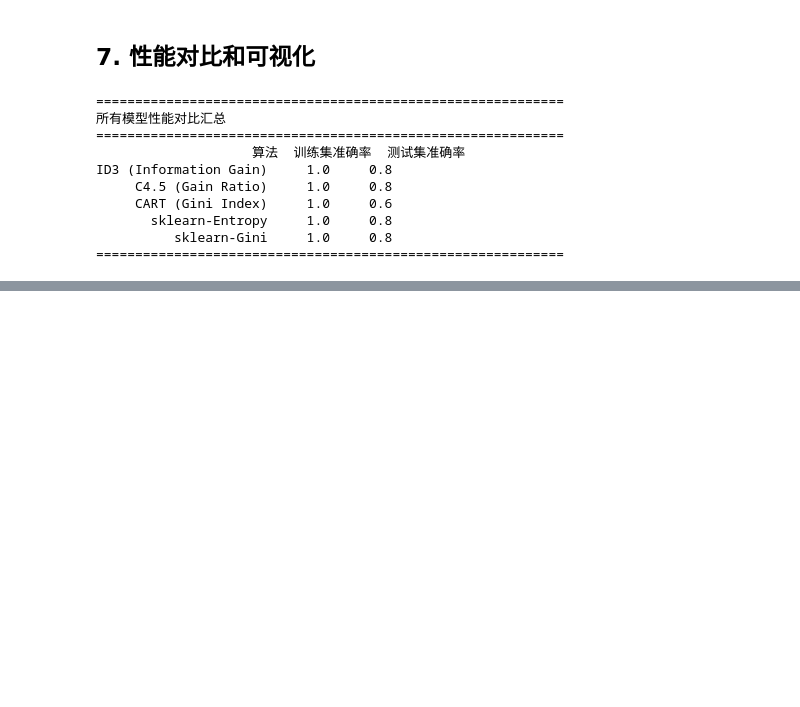
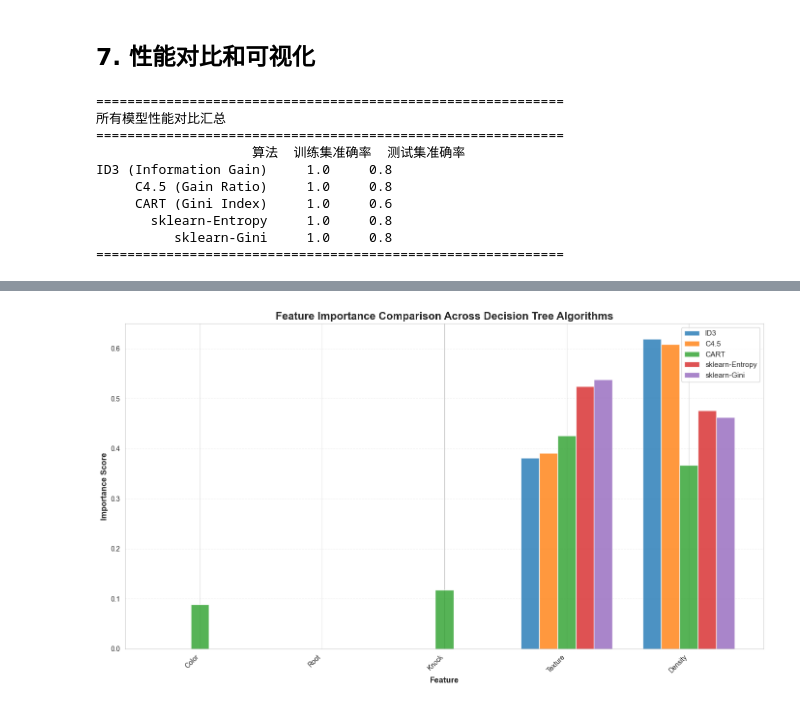
Before and after one commit to sjq0098/Machine_Learning, a Jupyter notebook: lab6/decision_tree.ipynb, the cells around one changed output, grey strips where cells are left out. Drawn from its saved outputs; the diff is of its cells as text; code cells hidden in the pictures; blank space fills up the shorter version.

```diff
--- a/lab6/decision_tree.ipynb
+++ b/lab6/decision_tree.ipynb
@@ -603,0 +586,16 @@ ID3 (Information Gain)    0.2
+# %%
+# 创建特征重要性对比DataFrame
+all_features = list(X_train.columns)
+importance_df = pd.DataFrame({
+    '特征': all_features,
+    'ID3': [id3_importance.get(f, 0) for f in all_features],
+    'C4.5': [c45_importance.get(f, 0) for f in all_features],
+    'CART': [cart_importance.get(f, 0) for f in all_features],
+    'sklearn-Entropy': [sklearn_entropy_importance.get(f, 0) for f in all_features],
+    'sklearn-Gini': [sklearn_gini_importance.get(f, 0) for f in all_features]
+})
+
+print("\n特征重要性对比表：")
+print("="*80)
+print(importance_df.to_string(index=False))
+print("="*80)
@@ -603,0 +612,39 @@ ID3 (Information Gain)    0.2
+# %%
+# 可视化1：特征重要性对比柱状图
+# 中文到英文名称映射
+feature_name_mapping = {
+    '编号': 'No',
+    '色泽': 'Color',
+    '根蒂': 'Root',
+    '敲声': 'Knock',
+    '纹理': 'Texture',
+    '密度': 'Density'
+}
+
+# 生成英文特征名列表（保持顺序）
+all_features_en = [feature_name_mapping.get(f, f) for f in all_features]
+
+fig, ax = plt.subplots(figsize=(14, 8))
+
+x = np.arange(len(all_features_en))
+width = 0.15
+
+bars1 = ax.bar(x - 2*width, importance_df['ID3'], width, label='ID3', alpha=0.8)
+bars2 = ax.bar(x - width, importance_df['C4.5'], width, label='C4.5', alpha=0.8)
+bars3 = ax.bar(x, importance_df['CART'], width, label='CART', alpha=0.8)
+bars4 = ax.bar(x + width, importance_df['sklearn-Entropy'], width, label='sklearn-Entropy', alpha=0.8)
+bars5 = ax.bar(x + 2*width, importance_df['sklearn-Gini'], width, label='sklearn-Gini', alpha=0.8)
+
+ax.set_xlabel('Feature', fontsize=12, fontweight='bold')
+ax.set_ylabel('Importance Score', fontsize=12, fontweight='bold')
+ax.set_title('Feature Importance Comparison Across Decision Tree Algorithms', fontsize=16, fontweight='bold')
+ax.set_xticks(x)
+ax.set_xticklabels(all_features_en, rotation=45, ha='right')
+ax.legend(fontsize=11)
+ax.grid(axis='y', alpha=0.3, linestyle='--')
+
+plt.tight_layout()
+plt.savefig("pic/feature_importance_comparison.png", dpi=150, bbox_inches='tight')
+plt.show()
+# %% [output]
+[figure, added]
```
Also changed, not shown: parts of 12 cells of this notebook, 10 other files.
